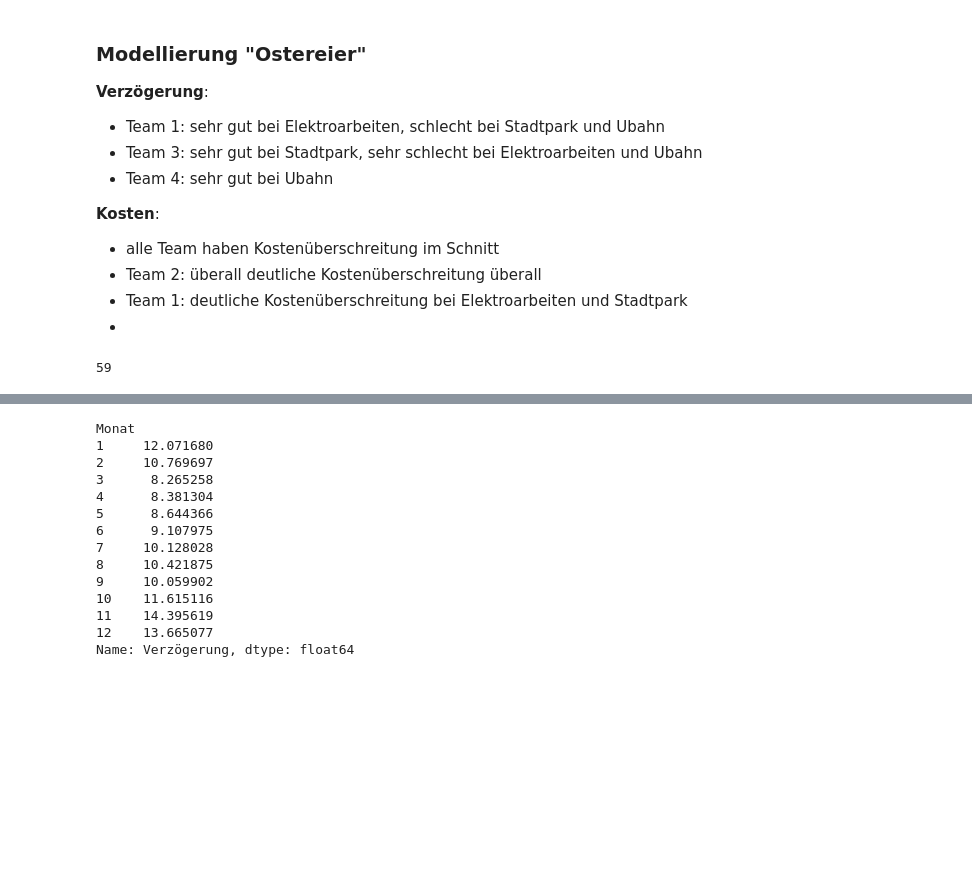
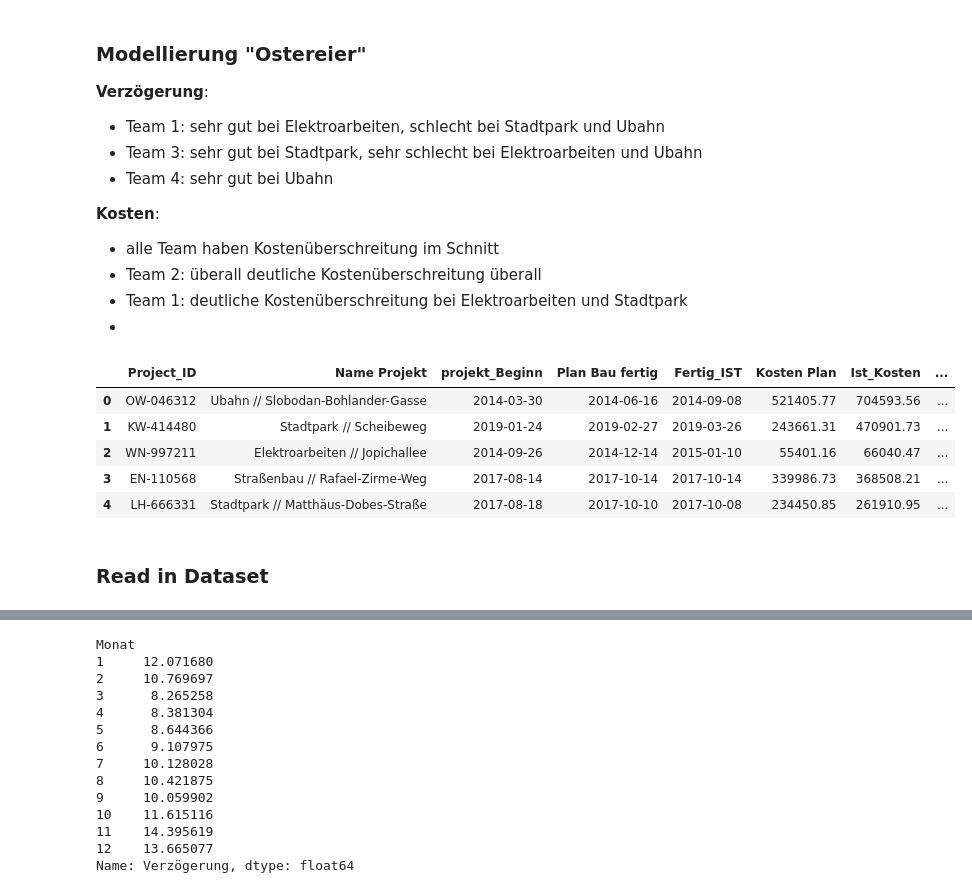
Before and after one commit to fredzett/BA-C, a Jupyter notebook: Chapters/sandbox.ipynb, the cells around one changed output, grey strips where cells are left out. Saved outputs shown, nothing was run; the diff lists cells and outputs as text; code cells hidden in the pictures; blank space fills up the shorter version.

```diff
--- a/Chapters/sandbox.ipynb
+++ b/Chapters/sandbox.ipynb
@@ -630,7 +253,6 @@ __Kosten__:
 # %%
-faker = Faker(locale="de_DE")
-Faker.seed(132)
 np.random.seed(132)
+
 bauarten = ["Elektroarbeiten", "Baumbestand", "Landschaftsbau", "Straßenbau", "Stadtpark", "Ubahn", "Spielplatz"]
 # Anteil der Bauarten (gesamt = 100%)
 dist_bauarten = [0.2, 0.2, 0.2, 0.1, 0.15, 0.1, 0.05]
@@ -670,7 +292,7 @@ data = {"Bauart": [], "Projekt_ID": [], "Projektname": [], "Projekt_Beginn": [],
 counter = 0
 for p in range(n_projects):
     # Project ID fake
-    project_id = faker.bothify(text="P-#####", letters="ABCDEFGHIJKLMNOPQRSTUVWXYZ")
+    project_id = faker.bothify(text="??-######", letters="ABCDEFGHIJKLMNOPQRSTUVWXYZ")
 
     # Choose Bauart
     art = np.random.choice(bauarten, p=dist_bauarten)
@@ -681,7 +303,7 @@ for p in range(n_projects):
     # Sample a planned duration
     duration = np.random.normal(loc=mean_duration[art], scale=mean_duration[art] / 2 + 2)
 
-    if duration < 0:
+    if duration <= 0:
         duration = mean_duration[art]
 
     # Sample a planned end date
@@ -703,35 +325,70 @@ for p in range(n_projects):
 
     if date_act_end < date_start:
         counter += 1
         date_act_end = date_plan_end + datetime.timedelta(days=np.random.normal(4))
 
 
     # Sample costs
     costs_plan = np.random.normal(loc=mean_costs[art], scale=mean_costs[art] / 2 + 2)
     costs_deviation = np.random.normal(loc=mean_costs_deviation[art][teamid], scale=abs(mean_costs_deviation[art][teamid]) / 3 + 0.05)
     costs_act = costs_plan * (1 + costs_deviation)
 
     # Gather data
     data["Bauart"].append(art)
     data["Projekt_ID"].append(project_id)
     data["Projektname"].append(art + " // " + faker.street_name())
     data["Projekt_Beginn"].append(date_start)
     data["Plan_Bau_fertig"].append(date_plan_end)
     data["Ist_Bau_fertig"].append(date_act_end)
     data["Plan_Kosten"].append(np.round(costs_plan, 2))
     data["Ist_Kosten"].append(np.round(costs_act,2))
     data["Project_team"].append(team)
 
-print(counter)
 df = (pd.DataFrame(data)
      .astype({"Projekt_Beginn": "datetime64", "Plan_Bau_fertig": "datetime64", "Ist_Bau_fertig": "datetime64"})
      .drop(columns=["Bauart"])
      )
 
+###### UNCLEAN DATA ######
+
+# Rename columns
+df = df.rename(columns={"Projekt_ID": "Project_ID",
+                        "Projektname": "Name Projekt",
+                        "Projekt_Beginn": "projekt_Beginn",
+                        "Plan_Bau_fertig": "Plan Bau fertig",
+                        "Ist_Bau_fertig": "Fertig_IST",
+                        "Plan_Kosten": "Kosten Plan",
+                        "Ist_Kosten": "Ist_Kosten",
+                        "Project_team": "Project_team"})
+
+
+# Add duplicates (sample n rows and add them to the end) than shuffle
+df = df.append(df.sample(n=19, replace=True)).sample(frac=1).reset_index(drop=True)
+
+
+# Add NaNs und NaT values
+n = len(df)
+idx = np.random.choice(n, size=7, replace=False)
+df.loc[idx, "Plan Bau fertig"] = np.nan
+idx = np.random.choice(n, size=14, replace=False)
+df.loc[idx, "Kosten Plan"] = np.nan
+
+# Add outliers
+idx = np.random.choice(n, size=7, replace=False)
+df.loc[idx, "Ist_Kosten"] = 1_000_000_000 *(1+ np.random.normal(loc=0, scale=0.1, size=7))
+
 # Store data in csv
 df.to_csv("../_data/Construction.csv", index=False)
+df.head()
 # %% [output]
-59
+|  | Project_ID | Name Projekt | projekt_Beginn | Plan Bau fertig | Fertig_IST | Kosten Plan | Ist_Kosten | ... |
+| 0 | OW-046312 | Ubahn // Slobodan-Bohlander-Gasse | 2014-03-30 | 2014-06-16 | 2014-09-08 | 521405.77 | 704593.56 | ... |
+| 1 | KW-414480 | Stadtpark // Scheibeweg | 2019-01-24 | 2019-02-27 | 2019-03-26 | 243661.31 | 470901.73 | ... |
+| 2 | WN-997211 | Elektroarbeiten // Jopichallee | 2014-09-26 | 2014-12-14 | 2015-01-10 | 55401.16 | 66040.47 | ... |
+| 3 | EN-110568 | Straßenbau // Rafael-Zirme-Weg | 2017-08-14 | 2017-10-14 | 2017-10-14 | 339986.73 | 368508.21 | ... |
+| 4 | LH-666331 | Stadtpark // Matthäus-Dobes-Straße | 2017-08-18 | 2017-10-10 | 2017-10-08 | 234450.85 | 261910.95 | ... |
+# %% [markdown]
+### Read in Dataset
 # %%
 df = pd.read_csv("../_data/Construction.csv")
 df.head()
```
Also changed, not shown: parts of 43 cells of this notebook, 17 other files.
